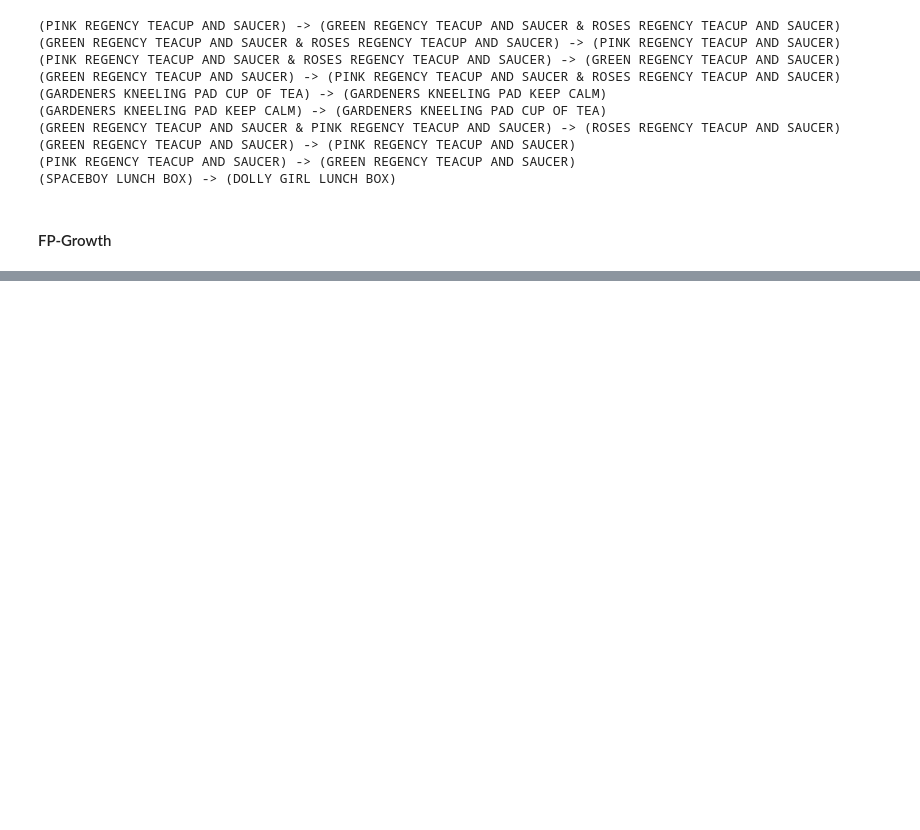
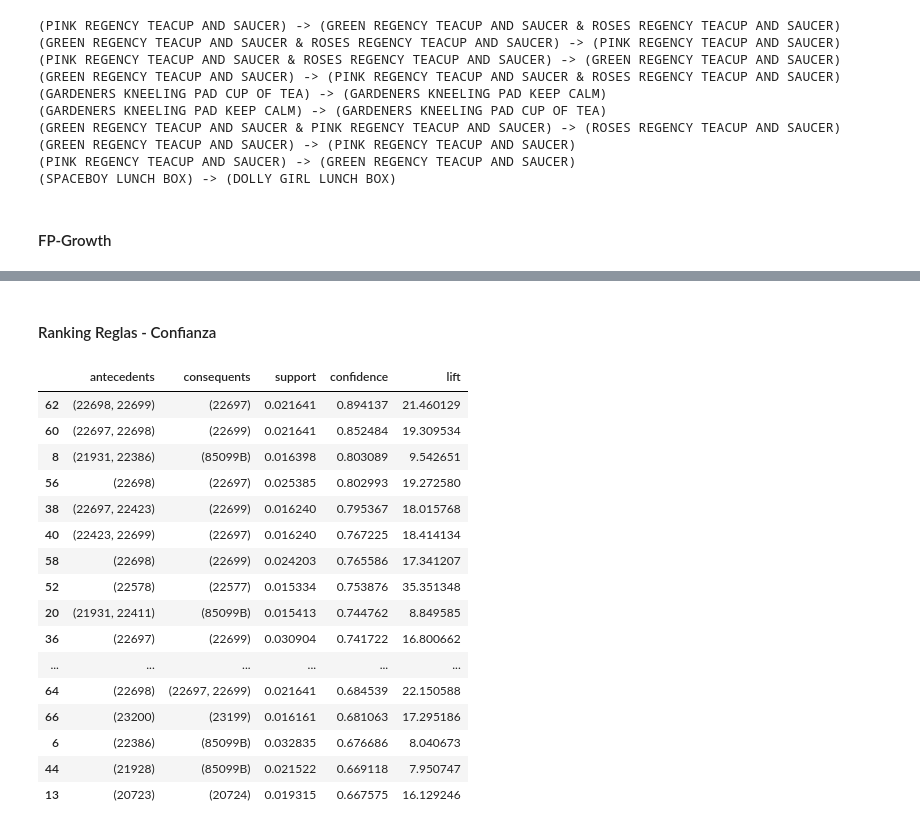
Before and after one commit to jmarrietar/mineria-de-datos, a Jupyter notebook: [Proyecto] Asociación.ipynb, the cells around one changed output, grey strips where cells are left out. Drawn from its saved outputs; the diff is of its cells as text; code cells hidden in the pictures; blank space fills up the shorter version.

```diff
--- a/[Proyecto] Asociación.ipynb
+++ b/[Proyecto] Asociación.ipynb
@@ -360,0 +470,22 @@ Repetir lo hecho arriba pero ahora para FP-Growth
+# %% [markdown]
+#### Ranking Reglas - Confianza
+# %%
+rules.sort_values(["confidence"], ascending=[False])[0:20]
+# %% [output]
+|  | antecedents | consequents | support | confidence | lift |
+| 62 | (22698, 22699) | (22697) | 0.021641 | 0.894137 | 21.460129 |
+| 60 | (22697, 22698) | (22699) | 0.021641 | 0.852484 | 19.309534 |
+| 8 | (21931, 22386) | (85099B) | 0.016398 | 0.803089 | 9.542651 |
+| 56 | (22698) | (22697) | 0.025385 | 0.802993 | 19.272580 |
+| 38 | (22697, 22423) | (22699) | 0.016240 | 0.795367 | 18.015768 |
+| 40 | (22423, 22699) | (22697) | 0.016240 | 0.767225 | 18.414134 |
+| 58 | (22698) | (22699) | 0.024203 | 0.765586 | 17.341207 |
+| 52 | (22578) | (22577) | 0.015334 | 0.753876 | 35.351348 |
+| 20 | (21931, 22411) | (85099B) | 0.015413 | 0.744762 | 8.849585 |
+| 36 | (22697) | (22699) | 0.030904 | 0.741722 | 16.800662 |
+| ... | ... | ... | ... | ... | ... |
+| 64 | (22698) | (22697, 22699) | 0.021641 | 0.684539 | 22.150588 |
+| 66 | (23200) | (23199) | 0.016161 | 0.681063 | 17.295186 |
+| 6 | (22386) | (85099B) | 0.032835 | 0.676686 | 8.040673 |
+| 44 | (21928) | (85099B) | 0.021522 | 0.669118 | 7.950747 |
+| 13 | (20723) | (20724) | 0.019315 | 0.667575 | 16.129246 |
```
Also changed, not shown: parts of 15 cells of this notebook.
